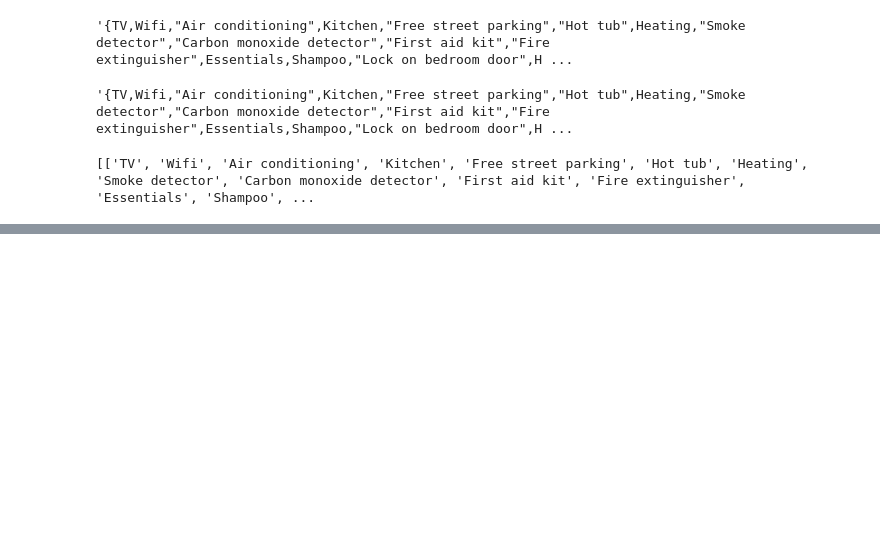
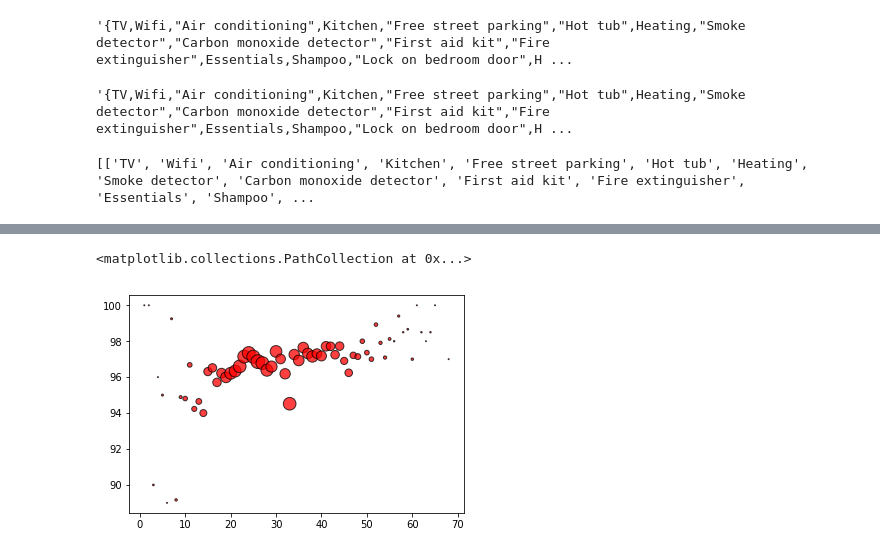
Before and after one commit to obnicholson/project1, a Jupyter notebook: project1_airbnb_olivia.ipynb, the cells around one changed output, grey strips where cells are left out. Cells and saved outputs as stored; diff of their text form; code cells hidden in the pictures; blank space fills up the shorter version.

```diff
--- a/project1_airbnb_olivia.ipynb
+++ b/project1_airbnb_olivia.ipynb
@@ -98,0 +145,6 @@ amenities_df
+# %%
+#bubble size weighted by number of properties
+plt.scatter(count_rating_summary["count of amenities"],count_rating_summary["Average Review Score"],marker="o",facecolors="red",edgecolors="black",alpha=.75,s=count_rating_summary["Number of Properties"])
+# %% [output]
+<matplotlib.collections.PathCollection at 0x...>
+[figure, added]
```
Also changed, not shown: parts of 19 cells of this notebook.
